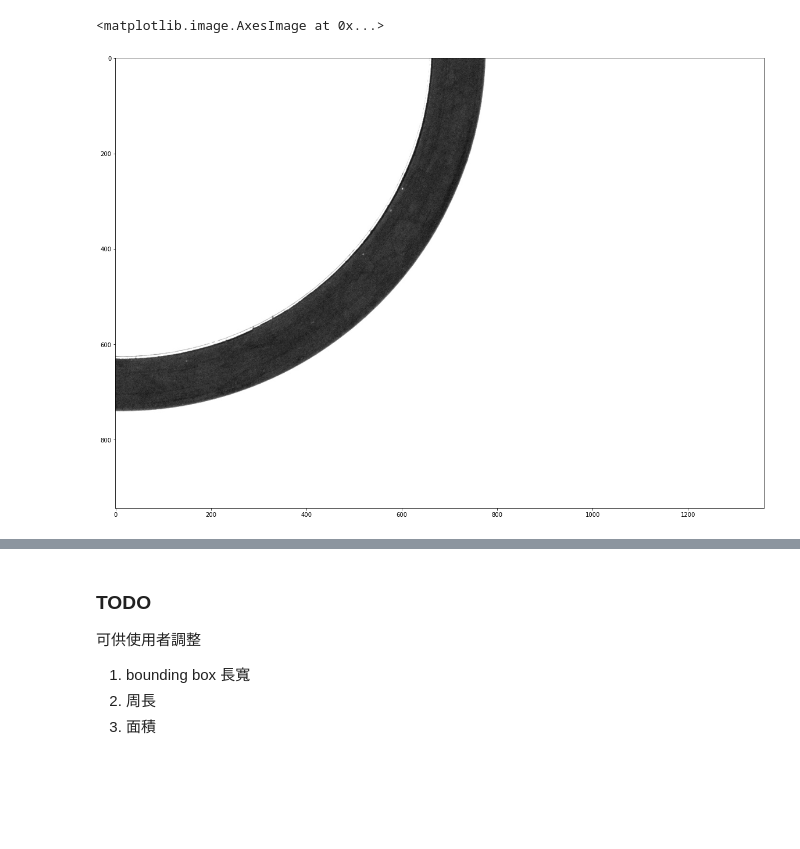
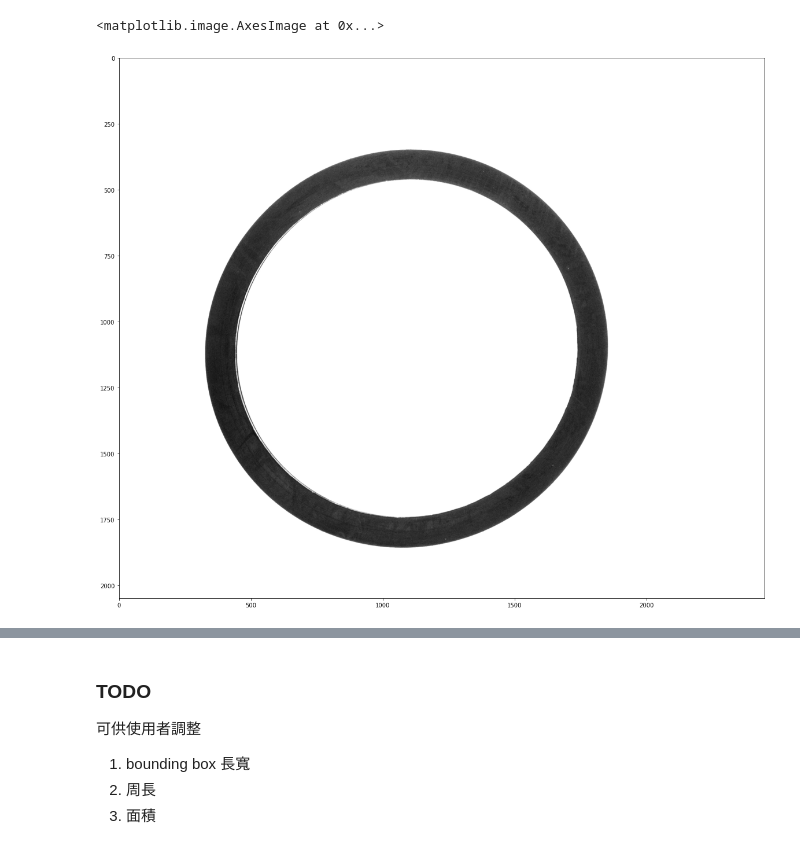
Before and after one commit to rex662624/ORing_Defect_Detection, a Jupyter notebook: SIFT.ipynb, the cells around one changed output, grey strips where cells are left out. Drawn from its saved outputs; the diff is of its cells as text; code cells hidden in the pictures; blank space fills up the shorter version.

```diff
--- a/SIFT.ipynb
+++ b/SIFT.ipynb
@@ -27,7 +28,7 @@ import numpy as np
 
 #replace========================
 #filename = './CCD-1/NG (29).jpg'
-filename = './Stop1_1000/105.jpg'
+filename = './Stop1_1000/417.jpg'
 print(filename)
 img_list[8] = np.array(cv2.imread(filename,0))
 #print(img_list[8])
@@ -67,6 +68,7 @@ for i in range(np.array(contours).shape[0]):
             xc,yc,r,_ = cf.least_squares_circle(cor)
             print(xc,yc,r)
             circle_point.append([xc,yc,r])
+
             contours_final.append(contours[i])
             #===========
             #cv2.circle(backtorgb,(1115, 1081), 640, (255, 0, 0), -1)
@@ -137,7 +139,9 @@ for i in range(len(circle_point)):
     print(i)
     #cv2.circle(backtorgb,(circle_point[i][0].astype(int), circle_point[i][1].astype(int)), circle_point[i][2].astype(int), (255, 0, 0), 2)
 
-#=============
+#====find inner contour=========
+#approx_inner = cv2.approxPolyDP(contours_final[1], 3, True)
+#cv2.fillPoly(backtorgb, [approx_inner],1)
 
 plt.figure(figsize=(20,20))
 plt.imshow(backtorgb)
@@ -195,30 +199,30 @@ def mask_innercicle(img):
     img_temp = mask_array.filled()
     return img_temp
 # %%
-img_temp = img_list[8][int(xc):,int(yc):]
+img_temp = img_list[8]
 def create_circular_mask(h, w, center=None, radius=None):
 
     if center is None: # use the middle of the image
         center = (int(w/2), int(h/2))
     if radius is None: # use the smallest distance between the center and image walls
         radius = min(center[0], center[1], w-center[0], h-center[1])
 
     Y, X = np.ogrid[:h, :w]
     dist_from_center = np.sqrt((X - center[0])**2 + (Y-center[1])**2)
     #circle size
     mask = dist_from_center < (radius+10)
     return mask
 
 h = img_temp.shape[0]
 w = img_temp.shape[1]
 center = (circle_point[i][0].astype(int), circle_point[i][1].astype(int))
 radius = circle_point[i][2].astype(int)
 mask = create_circular_mask(h, w, center=center, radius=radius)
 plt.figure(figsize=(20,20))
 plt.imshow(img_temp,cmap = 'gray')
 # %% [output]
 <matplotlib.image.AxesImage at 0x...>
-[figure, old version]
+[figure, new version]
 # %%
 mask_array = np.ma.masked_array(img_temp, mask=mask,fill_value = 255)
 img_temp = mask_array.filled()
```
Also changed, not shown: parts of 6 cells of this notebook.
